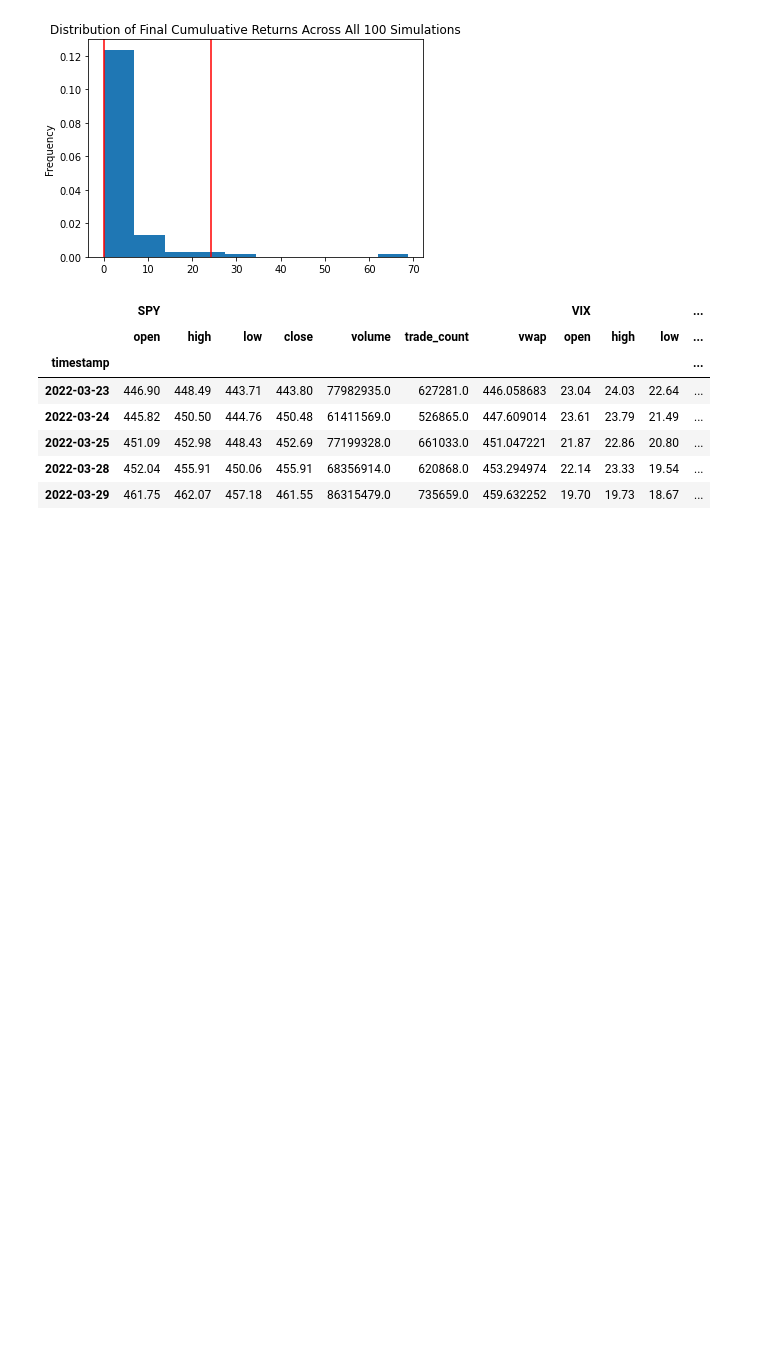
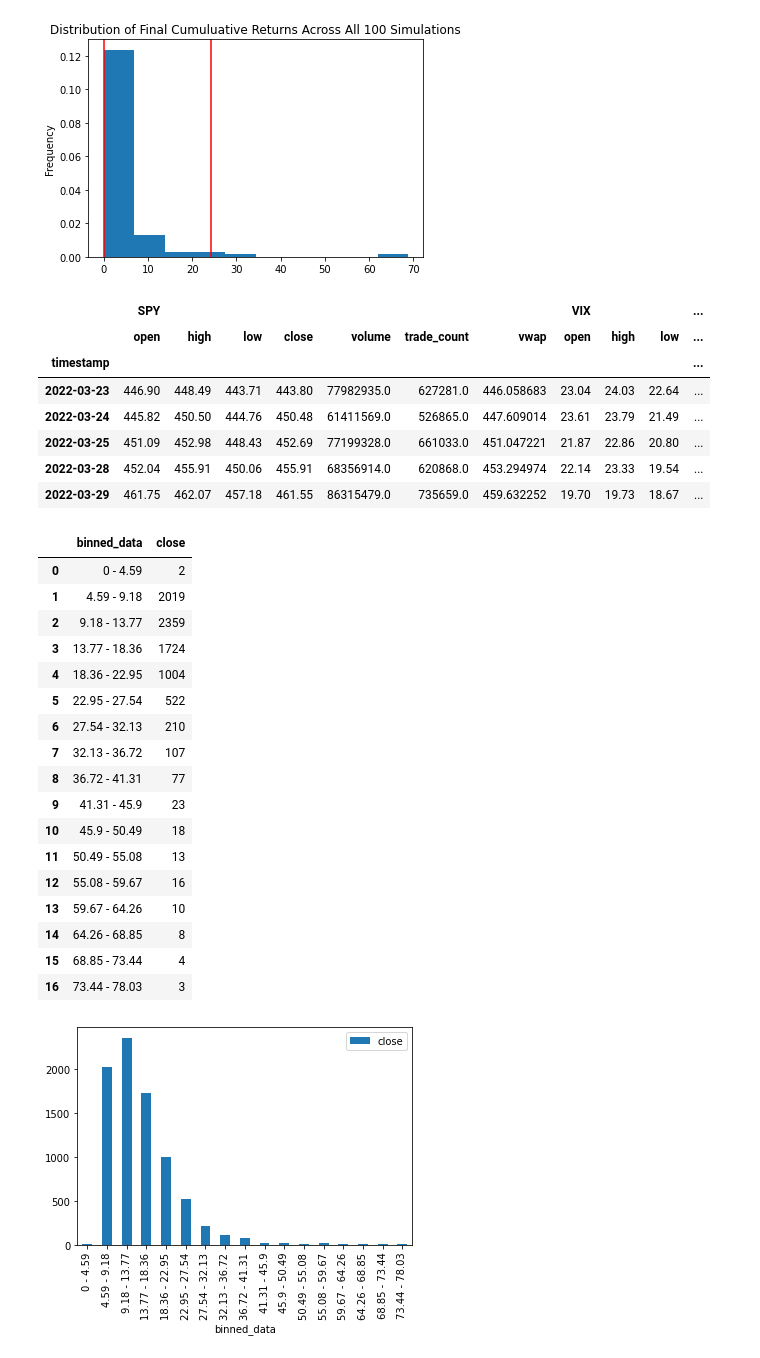
Before and after one commit to JoeHGeoghegan/VIX_Timing_The_Market, a Jupyter notebook: Notebooks/Laramie.ipynb, the cells around one changed output. Saved outputs shown, nothing was run; the diff lists cells and outputs as text; code cells hidden in the pictures; blank space fills up the shorter version.

Commit message:
Added a function to make a histogram from a df.

```diff
--- a/Notebooks/Laramie.ipynb
+++ b/Notebooks/Laramie.ipynb
@@ -162,3 +162,46 @@ combined_df.tail()
 # find SPY PRICE at  timestamp+''
 # (currentSPY - CHOSEN SPY) = change in price
 # "Historically, when the VIX crosses 'x', the SPY has inc/dec 'y' amount
+# %%
+
+min = vix_df['close'].describe()['min']
+max = vix_df['close'].describe()['max']
+num_bins = int(round((max-min)/4,0))
+sorted_vix = vix_df['close'].sort_values()
+bins = []
+group_names = []
+top = 0
+for x in range(1,num_bins+1):
+    group_names.append(f'{top} - ')
+    top = round(x * round(max/num_bins,2),2)
+    group_names[-1]+=(f'{top}')
+    bins.append(top)
+group_names.pop()
+vix_df['binned'] = pd.cut(vix_df['close'],bins,labels=group_names)
+vix_df['binned_data']= pd.cut(vix_df['close'],bins,labels=group_names)
+my_group= pd.DataFrame(vix_df.groupby('binned_data')['close'].count())
+my_group.reset_index(inplace=True)
+
+
+my_group.plot(kind='bar', x = 'binned_data', y = 'close')
+my_group
+# %% [output]
+|  | binned_data | close |
+| 0 | 0 - 4.59 | 2 |
+| 1 | 4.59 - 9.18 | 2019 |
+| 2 | 9.18 - 13.77 | 2359 |
+| 3 | 13.77 - 18.36 | 1724 |
+| 4 | 18.36 - 22.95 | 1004 |
+| 5 | 22.95 - 27.54 | 522 |
+| 6 | 27.54 - 32.13 | 210 |
+| 7 | 32.13 - 36.72 | 107 |
+| 8 | 36.72 - 41.31 | 77 |
+| 9 | 41.31 - 45.9 | 23 |
+| 10 | 45.9 - 50.49 | 18 |
+| 11 | 50.49 - 55.08 | 13 |
+| 12 | 55.08 - 59.67 | 16 |
+| 13 | 59.67 - 64.26 | 10 |
+| 14 | 64.26 - 68.85 | 8 |
+| 15 | 68.85 - 73.44 | 4 |
+| 16 | 73.44 - 78.03 | 3 |
+[figure, added]
```
Also changed, not shown: parts of 2 cells of this notebook, 1 other file.
